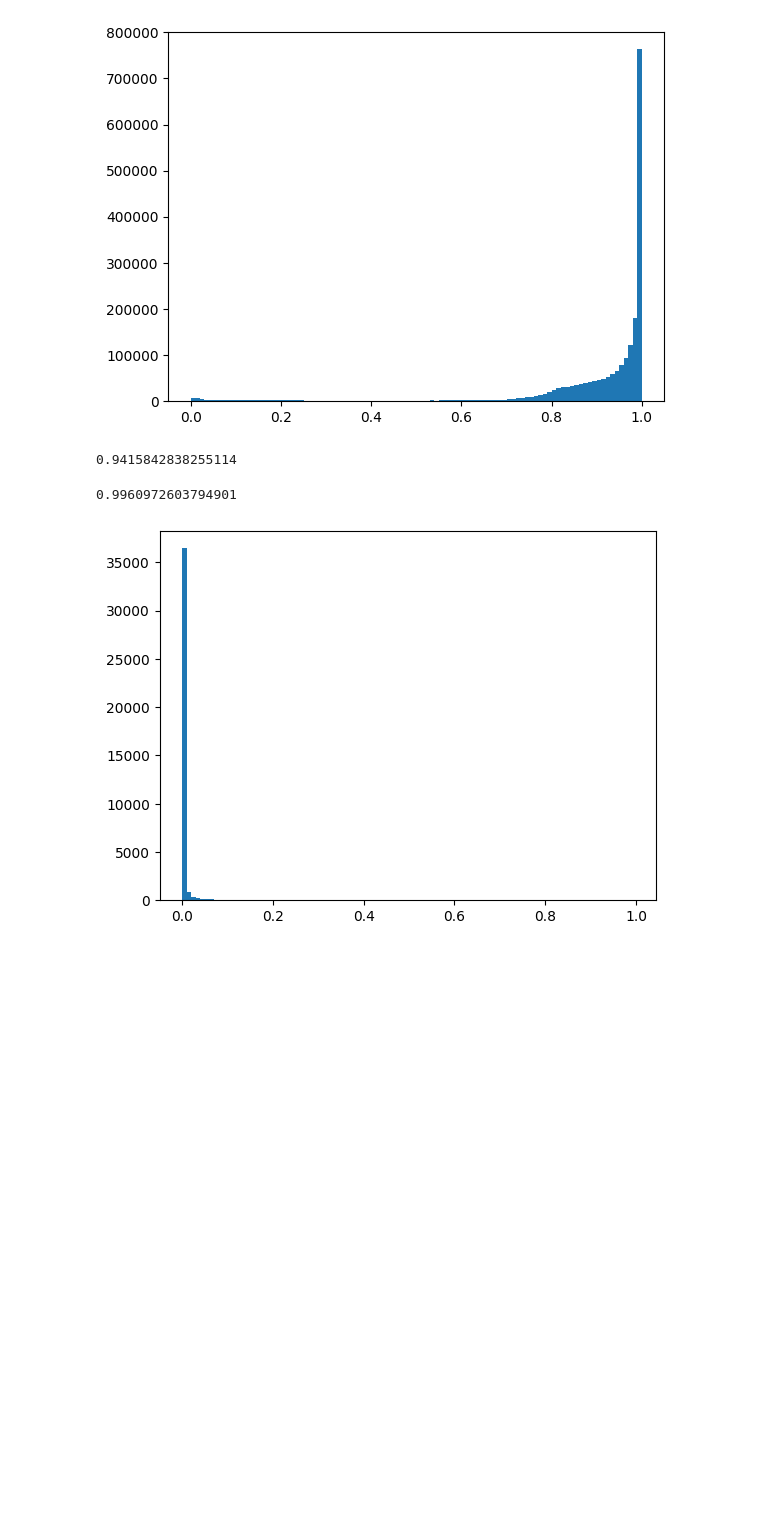
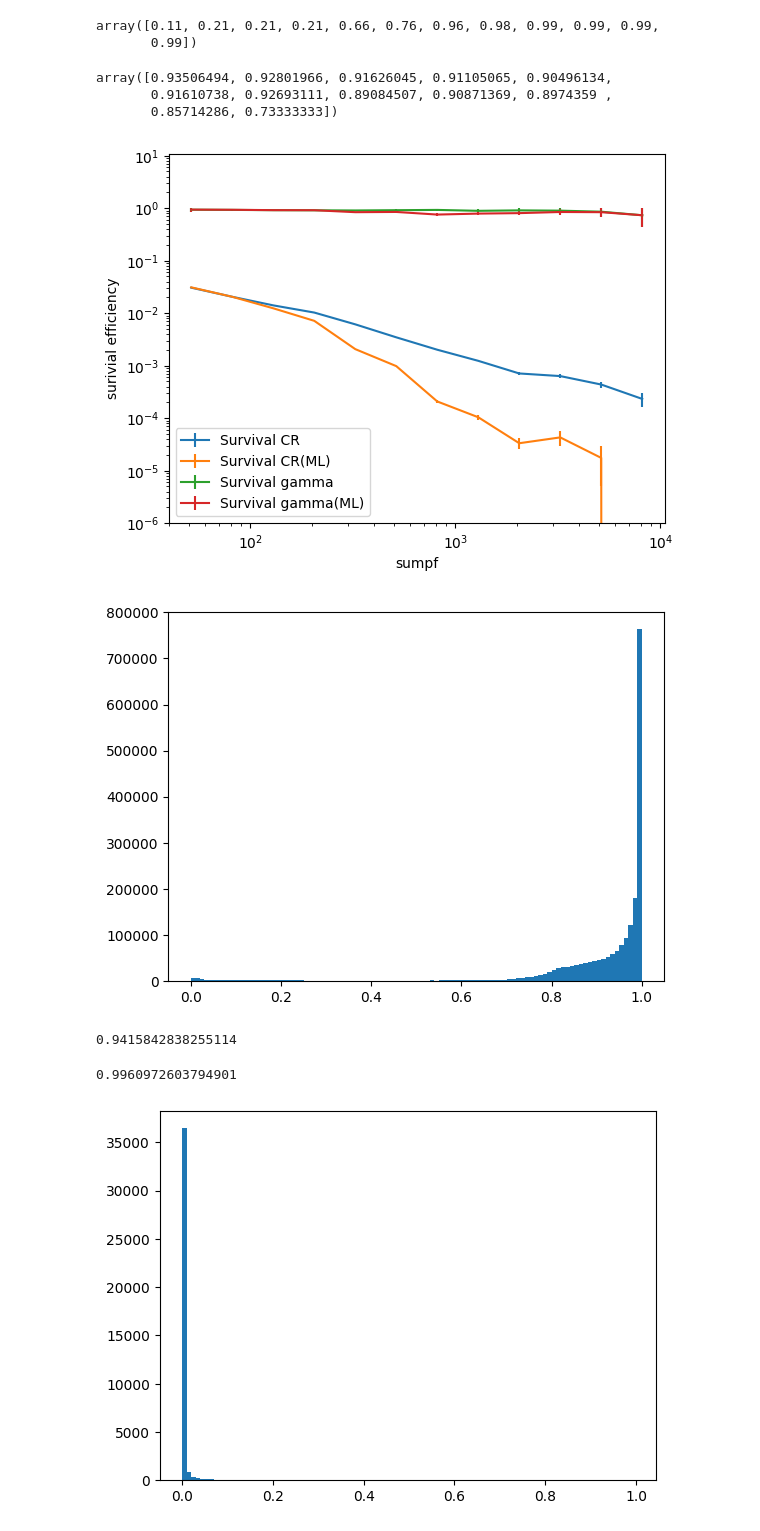
Before and after one commit to hukongyi/Gamma_Energy, a Jupyter notebook: AllSky_withCR/Allsky_ag_test.ipynb, the cells around one changed output. Drawn from its saved outputs; the diff is of its cells as text; code cells hidden in the pictures; blank space fills up the shorter version.

```diff
--- a/AllSky_withCR/Allsky_ag_test.ipynb
+++ b/AllSky_withCR/Allsky_ag_test.ipynb
@@ -20,0 +62,2 @@ Error:
+# %%
+MCdata["isgamma"] = np.zeros_like(MCdata["summd"])
@@ -20,0 +75,3 @@ Error:
+# %%
+data_Cr = {key:data[key][np.where((data["Ra"]<83)|(data["Ra"]>84.2))] for key in data.keys()}
+data_Cr_Crab = {key:data[key][np.where((data["Ra"]>83.1)&(data["Ra"]<84.1))] for key in data.keys()}
@@ -20,0 +166,2 @@ Error:
+# %%
+survivalrate_gamma_ML[survivalrate_gamma_ML<0.5]=np.nan
@@ -21,3 +204,59 @@ Error:
+# %%
+survivalrate_CR_ML_new = list()
+survivalrate_gamma_ML_new = list()
+survivalrate_CR_ML_new_error = list()
+survivalrate_gamma_ML_new_error = list()
+
+for i,j in enumerate(array_list):
+    survivalrate_CR_ML_new.append(survivalrate_CR_ML[i,j])
+    survivalrate_gamma_ML_new.append(survivalrate_gamma_ML[i,j])
+    survivalrate_CR_ML_new_error.append(survivalrate_CR_ML_error[i,j])
+    survivalrate_gamma_ML_new_error.append(survivalrate_gamma_ML_error[i,j])
+# %%
+p_value_list[array_list]
+# %% [output]
+array([0.11, 0.21, 0.21, 0.21, 0.66, 0.76, 0.96, 0.98, 0.99, 0.99, 0.99,
+       0.99])
+# %%
+survivalrate_gamma
+# %% [output]
+array([0.93506494, 0.92801966, 0.91626045, 0.91105065, 0.90496134,
+       0.91610738, 0.92693111, 0.89084507, 0.90871369, 0.8974359 ,
+       0.85714286, 0.73333333])
+# %%
+sumpfcenter = (sumpfbins[:-1] + sumpfbins[1:]) / 2
+
+plt.errorbar(sumpfcenter, survivalrate_CR, survivalrate_CR_error, label="Survival CR")
+plt.errorbar(
+    sumpfcenter,
+    survivalrate_CR_ML_new,
+    survivalrate_CR_ML_new_error,
+    label="Survival CR(ML)",
+)
+plt.errorbar(
+    sumpfcenter, survivalrate_gamma, survivalrate_gamma_error, label="Survival gamma"
+)
+plt.errorbar(
+    sumpfcenter,
+    survivalrate_gamma_ML_new,
+    survivalrate_gamma_ML_new_error,
+    label="Survival gamma(ML)",
+)
+# plt.plot(sumpfcenter, survivalrate_CR, label="Survival CR")
+# plt.plot(sumpfcenter, survivalrate_CR_ML_new, label="Survival CR(ML)")
+# plt.plot(sumpfcenter, survivalrate_gamma, label="Survival gamma")
+# plt.plot(sumpfcenter, survivalrate_gamma_ML_new, label="Survival gamma(ML)")
+# plt.plot(sumpfcenter, missing_gamma, label="missing CR(ML)")
+# plt.plot(sumpfcenter, missing_gamma_ML, label="missing CR(ML)")
+plt.legend()
+plt.xlabel("sumpf")
+plt.ylabel("surivial efficiency")
+plt.ylim(1e-6,1.1e1)
+plt.yscale("log")
+plt.xscale("log")
+plt.show()
+# %% [output]
+[figure, added]
 # %%
 paralist_MC = [
     "nch",
```
Also changed, not shown: parts of 20 cells of this notebook, 11 other files.
